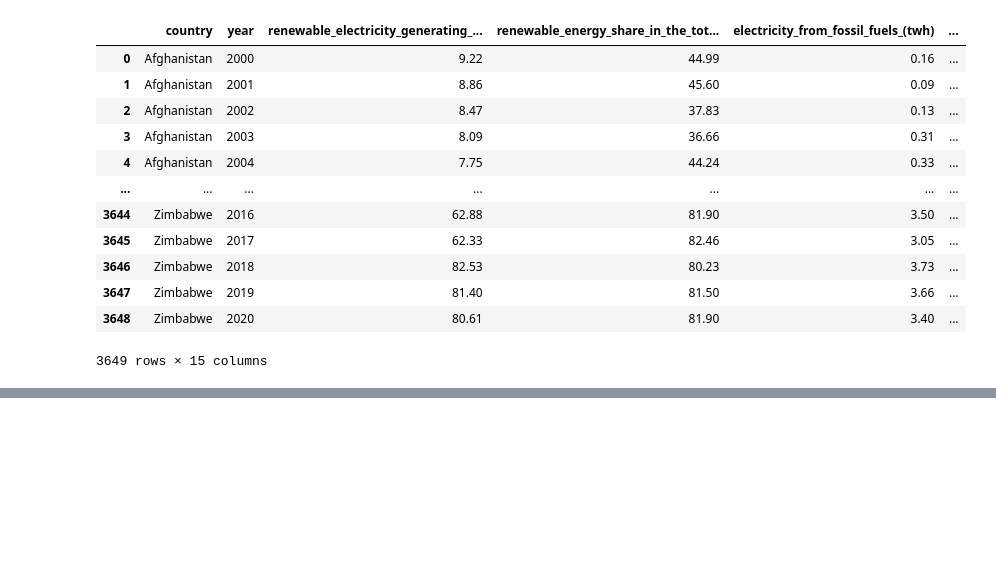
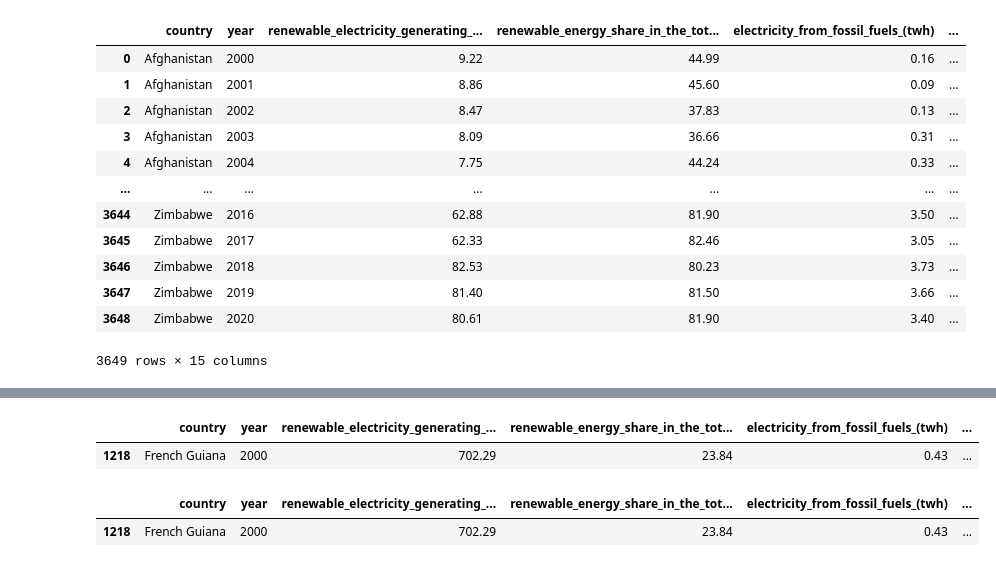
Before and after one commit to Gbau11/Proyecto, a Jupyter notebook: Quitar NaN.ipynb, the cells around one changed output, grey strips where cells are left out. Cells and saved outputs as stored; diff of their text form; code cells hidden in the pictures; blank space fills up the shorter version.

```diff
--- a/Quitar NaN.ipynb
+++ b/Quitar NaN.ipynb
@@ -442,0 +570,8 @@ Name: energy_intensity_level_of_primary_energy_(mj/$2017_ppp_gdp), dtype: float6
+# %%
+df.loc[df['country'].isin(['Gambia', 'Saint Lucia','Kyrgyzstan','New Caledonia','South Sudan']), 'gdp_growth'] = df.loc[df['country'].isin(['Gambia', 'Saint Lucia','Kyrgyzstan','New Caledonia','South Sudan']), 'gdp_growth'].fillna(0)
+# %%
+df.loc[df['country'].isin(['Nauru', 'Czechia','Egypt','Djibouti','Eritrea']), 'gdp_growth'] = df.loc[df['country'].isin(['Nauru', 'Czechia','Egypt','Djibouti','Eritrea']), 'gdp_growth'].fillna(0)
+# %%
+df['gdp_growth'] = df['gdp_growth'].fillna(0)
+
+df
@@ -442,0 +620,4 @@ Name: energy_intensity_level_of_primary_energy_(mj/$2017_ppp_gdp), dtype: float6
+# %%
+df['gdp_per_capita'] = df['gdp_per_capita'].fillna(0)
+
+df
@@ -442,0 +657,14 @@ Name: energy_intensity_level_of_primary_energy_(mj/$2017_ppp_gdp), dtype: float6
+# %%
+valores_nulos = df[df['land_area(km2)'].isnull()]
+
+valores_nulos.tail(60)
+# %% [output]
+|  | country | year | renewable_electricity_generating_... | renewable_energy_share_in_the_tot... | electricity_from_fossil_fuels_(twh) | ... |
+| 1218 | French Guiana | 2000 | 702.29 | 23.84 | 0.43 | ... |
+# %%
+nuevo_df = df[df['country'] == 'French Guiana']
+
+nuevo_df.head(60)
+# %% [output]
+|  | country | year | renewable_electricity_generating_... | renewable_energy_share_in_the_tot... | electricity_from_fossil_fuels_(twh) | ... |
+| 1218 | French Guiana | 2000 | 702.29 | 23.84 | 0.43 | ... |
```
Also changed, not shown: parts of 25 cells of this notebook.
